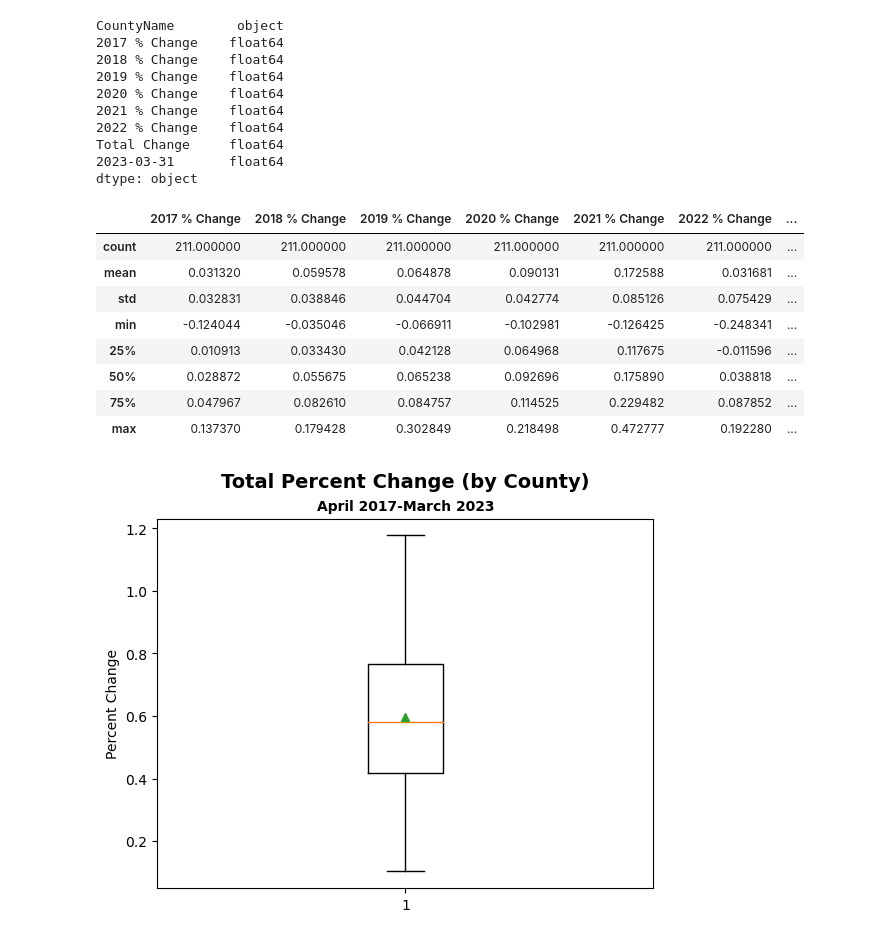
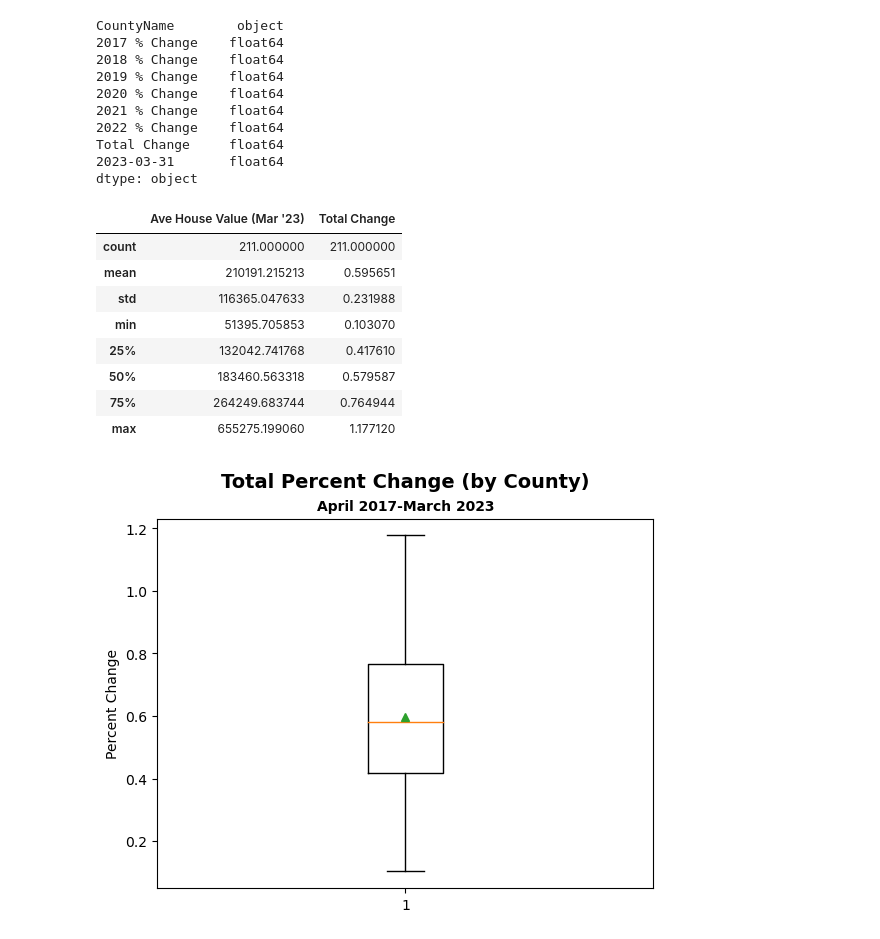
Before and after one commit to anitha0615/project_1, a Jupyter notebook: Analysis/housing_prices_bycounty.ipynb, the cells around one changed output. Drawn from its saved outputs; the diff is of its cells as text; code cells hidden in the pictures.

```diff
--- a/Analysis/housing_prices_bycounty.ipynb
+++ b/Analysis/housing_prices_bycounty.ipynb
@@ -132,18 +132,20 @@ dtype: object
 # %%
 #Saves Summary df to csv
 df_summary.to_csv("sample1.csv", index=True)
-# %%
-df_summary.describe(include='float64')
-# %% [output]
-|  | 2017 % Change | 2018 % Change | 2019 % Change | 2020 % Change | 2021 % Change | 2022 % Change | ... |
-| count | 211.000000 | 211.000000 | 211.000000 | 211.000000 | 211.000000 | 211.000000 | ... |
-| mean | 0.031320 | 0.059578 | 0.064878 | 0.090131 | 0.172588 | 0.031681 | ... |
-| std | 0.032831 | 0.038846 | 0.044704 | 0.042774 | 0.085126 | 0.075429 | ... |
-| min | -0.124044 | -0.035046 | -0.066911 | -0.102981 | -0.126425 | -0.248341 | ... |
-| 25% | 0.010913 | 0.033430 | 0.042128 | 0.064968 | 0.117675 | -0.011596 | ... |
-| 50% | 0.028872 | 0.055675 | 0.065238 | 0.092696 | 0.175890 | 0.038818 | ... |
-| 75% | 0.047967 | 0.082610 | 0.084757 | 0.114525 | 0.229482 | 0.087852 | ... |
-| max | 0.137370 | 0.179428 | 0.302849 | 0.218498 | 0.472777 | 0.192280 | ... |
+# %%
+df_summary["Ave House Value (Mar '23)"]=df_summary['2023-03-31']
+df_summary1=df_summary[["Ave House Value (Mar \'23)","Total Change"]]
+df_summary1.describe(include='float64')
+# %% [output]
+|  | Ave House Value (Mar '23) | Total Change |
+| count | 211.000000 | 211.000000 |
+| mean | 210191.215213 | 0.595651 |
+| std | 116365.047633 | 0.231988 |
+| min | 51395.705853 | 0.103070 |
+| 25% | 132042.741768 | 0.417610 |
+| 50% | 183460.563318 | 0.579587 |
+| 75% | 264249.683744 | 0.764944 |
+| max | 655275.199060 | 1.177120 |
 # %%
 #Boxplot of Total Change %
 plt.boxplot(df_summary['Total Change'], showmeans=True, flierprops=dict(markerfacecolor='red', marker='s'))
```
